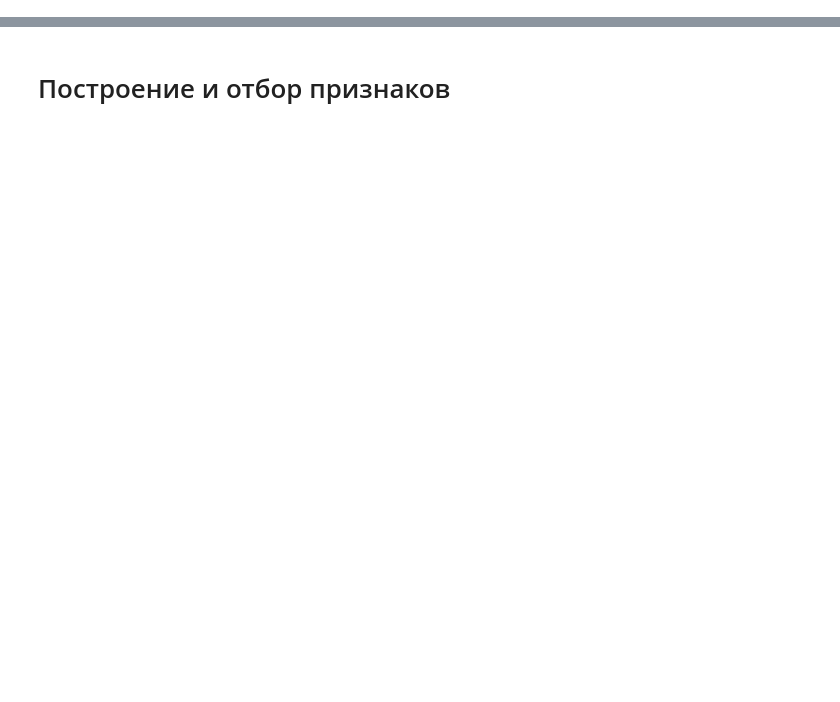
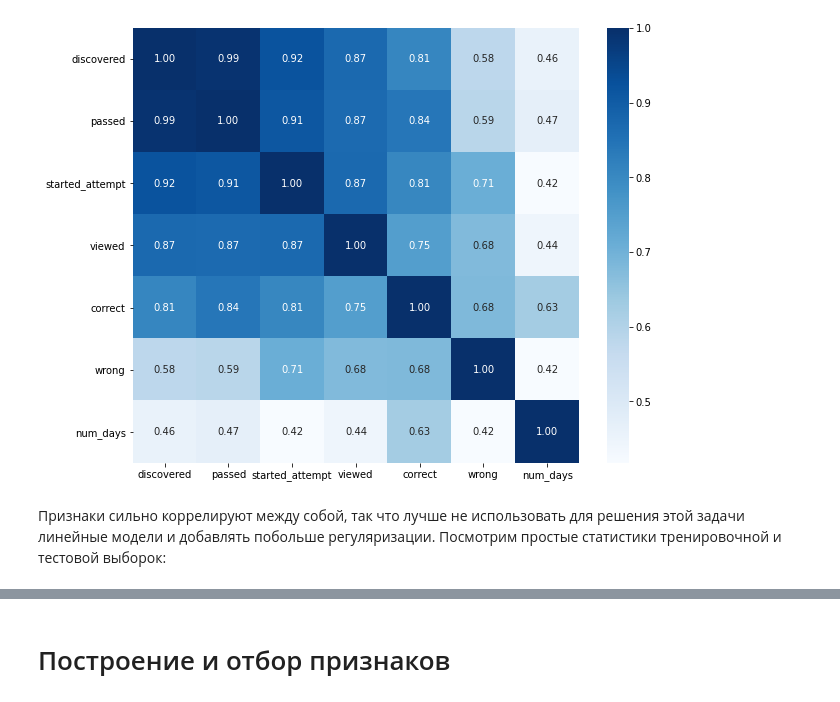
Before and after one commit to yupopov/stepik_ml_contest, a Jupyter notebook: main_analysis.ipynb, the cells around one changed output, grey strips where cells are left out. Cells and saved outputs as stored; diff of their text form; code cells hidden in the pictures; blank space fills up the shorter version.

```diff
--- a/main_analysis.ipynb
+++ b/main_analysis.ipynb
@@ -459,0 +240,7 @@ Std of CV scores: 0.01289985819100818
+# %%
+plt.figure(figsize = (10, 8))
+sns.heatmap(test_df_base.corr('pearson'), annot=True, fmt='.2f', cmap='Blues');
+# %% [output]
+[figure, added]
+# %% [markdown]
+Признаки сильно коррелируют между собой, так что лучше не использовать для решения этой задачи линейные модели и добавлять побольше регуляризации. Посмотрим простые статистики тренировочной и тестовой выборок:
```
Also changed, not shown: parts of 210 cells of this notebook.
